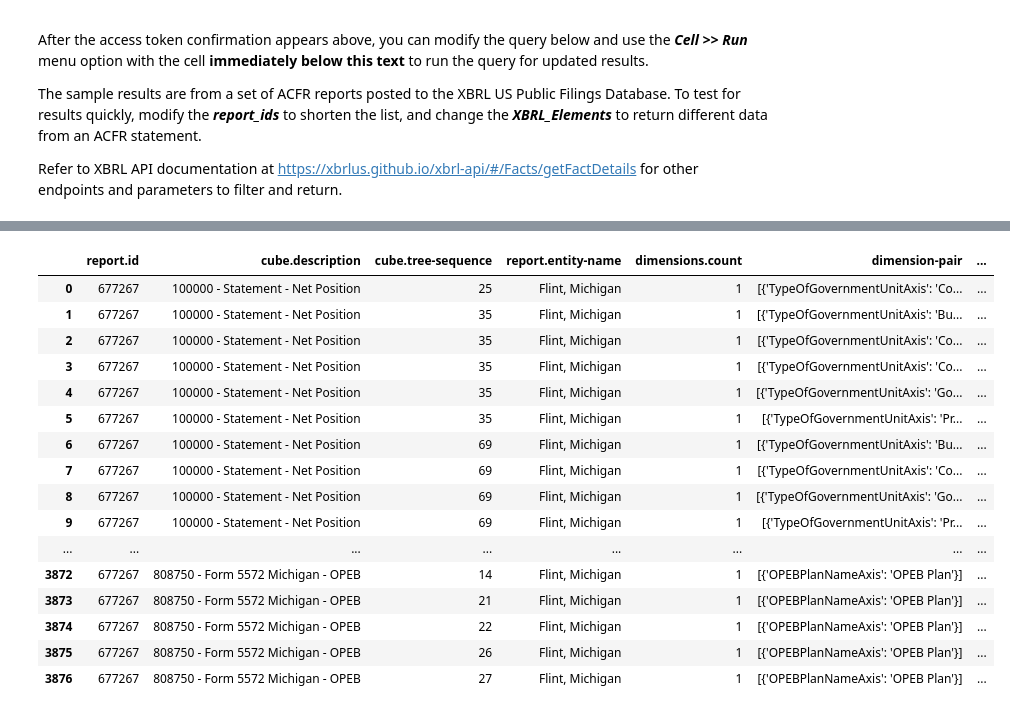
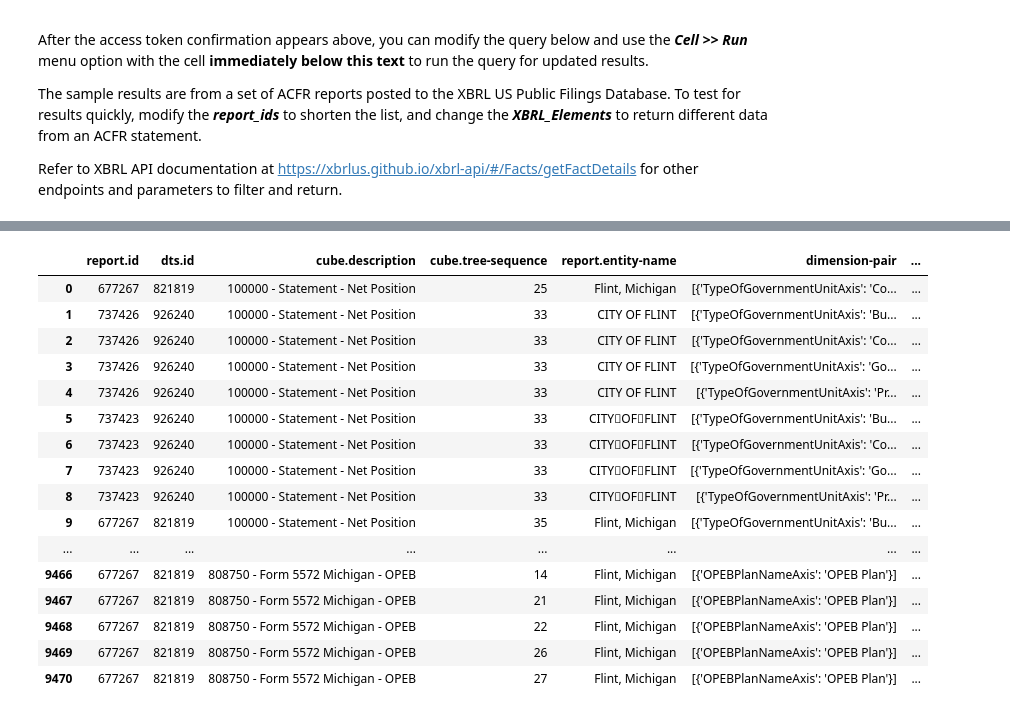
Before and after one commit to xbrlus/xbrl-api-ipynb, a Jupyter notebook: xbrl_us_api_acfr_cube.ipynb, the cells around one changed output, grey strips where cells are left out. Saved outputs shown, nothing was run; the diff lists cells and outputs as text; code cells hidden in the pictures.

```diff
--- a/xbrl_us_api_acfr_cube.ipynb
+++ b/xbrl_us_api_acfr_cube.ipynb
@@ -79,19 +79,62 @@ endpoint = 'cube' #taxonomy presentation linkbase + facts
 
 # Define the parameters of the query
 
-# query for ACFR reports, sort by year descending and name ascending
+# query for sample ACFR reports, sort by year descending and name ascending
 # https://api.xbrl.us/api/v1/report/search?report.source-name=GRIP&fields=report.entity-name,report.period-focus,report.year-focus,report.filing-date,report.id,report.entry-url,report.source-name
 
-report_ids = [# ACFR report ids
-'677268',# County of Ogemaw: https://xbrlus.github.io/acfr/ixviewer/ix.html?doc=../samples/100/Ogemaw-20210930-Annual-Accounts.htm
-'677267' # Flint, Michigan: https://xbrlus.github.io/acfr/ixviewer/ix.html?doc=../samples/107/FLINTF652021.htm
-#'677269',# William Rainey Harper College: https://xbrlus.github.io/acfr/ixviewer/ix.html?doc=../samples/106/HARPER2021.htm
-#'677270',# Oakton Community College: https://xbrlus.github.io/acfr/ixviewer/ix.html?doc=../samples/77/OAKTON2021.html
-#'677271' # College of DuPage: https://xbrlus.github.io/acfr/ixviewer/ix.html?doc=../samples/82/COD2021.htm
+report_ids = [
+# Michigan-specific sample ACFR report ids
+'737426', #https://xbrlus.github.io/acfr/ixviewer/ix.html?doc=../samples/119/City-of-Flint-20220630-Annual-Accounts.xhtml	CITY OF FLINT
+'737423', #https://xbrlus.github.io/acfr/ixviewer/ix.html?doc=../samples/117/City-of-Flint-20200630-Annual-Accounts.xhtml	CITY OF FLINT
+'677267', #https://xbrlus.github.io/acfr/ixviewer/ix.html?doc=../samples/107/FLINTF652021.htm	Flint, Michigan
+#'737425', #https://xbrlus.github.io/acfr/ixviewer/ix.html?doc=../samples/118/City-of-Flint-20210630-Annual-Accounts.xhtml	City of Flint
+#'737448', #https://xbrlus.github.io/acfr/ixviewer/ix.html?doc=../samples/141/School-District-City-of-Flint-20210630-Annual-Accounts.xhtml	School District, City of Flint
+#'737451', #https://xbrlus.github.io/acfr/ixviewer/ix.html?doc=../samples/143/School-District-City-of-Flint-20230630-Annual-Accounts.xhtml	FLINT COMMUNITY SCHOOLS
+#'737450', #https://xbrlus.github.io/acfr/ixviewer/ix.html?doc=../samples/142/School-District-City-of-Flint-20220630-Annual-Accounts.xhtml	FLINT COMMUNITY SCHOOLS
+#'737432', #https://xbrlus.github.io/acfr/ixviewer/ix.html?doc=../samples/125/County-of-Ogemaw-20220930-Annual-Accounts.xhtml	County of Ogemaw
+#'737431', #https://xbrlus.github.io/acfr/ixviewer/ix.html?doc=../samples/124/County-of-Ogemaw-20210930-Annual-Accounts.xhtml	County of Ogemaw
+#'677268', #https://xbrlus.github.io/acfr/ixviewer/ix.html?doc=../samples/100/Ogemaw-20210930-Annual-Accounts.htm	County of Ogemaw
+#'737430', #https://xbrlus.github.io/acfr/ixviewer/ix.html?doc=../samples/123/County-of-Ogemaw-20200930-Annual-Accounts.xhtml	County of Ogemaw
+#'737455', #https://xbrlus.github.io/acfr/ixviewer/ix.html?doc=../samples/147/Wayne-County-20200930-Annual-Accounts.xhtml	Wayne County
+#'737456', #https://xbrlus.github.io/acfr/ixviewer/ix.html?doc=../samples/148/Wayne-County-20210930-Annual-Accounts.xhtml	County of Wayne
+#'737457', #https://xbrlus.github.io/acfr/ixviewer/ix.html?doc=../samples/149/Wayne-County-20220930-Annual-Accounts.xhtml	County of Wayne
+#'737434', #https://xbrlus.github.io/acfr/ixviewer/ix.html?doc=../samples/128/Davison-Community-Schools-20230630-Annual-Accounts.xhtml	Davison Community Schools (School District)
+#'737433', #https://xbrlus.github.io/acfr/ixviewer/ix.html?doc=../samples/127/Davison-Community-Schools-20220630-Annual-Accounts.xhtml	Davison Community Schools (School District)
+#'723388', #https://xbrlus.github.io/acfr/ixviewer/ix.html?doc=../samples/108/PineRiver2023.xhtml	Pine River Township
+
+# Other sample ACFR report ids
+#'677270', #https://xbrlus.github.io/acfr/ixviewer/ix.html?doc=../samples/77/OAKTON2021.htm	Oakton Community College
+#'737421', #https://xbrlus.github.io/acfr/ixviewer/ix.html?doc=../samples/115/City-of-Boise-20220930-Annual-Accounts.xhtml	City of Boise
+#'737420', #https://xbrlus.github.io/acfr/ixviewer/ix.html?doc=../samples/114/City-of-Boise-20210930-Annual-Accounts.xhtml	City of Boise
+#'737419', #https://xbrlus.github.io/acfr/ixviewer/ix.html?doc=../samples/113/City-of-Boise-20200930-Annual-Accounts.xhtml	City of Boise
+#'737422', #https://xbrlus.github.io/acfr/ixviewer/ix.html?doc=../samples/116/City-of-Coeur-DAlene-20210930-Annual-Accounts.xhtml	City of Coeur d'Alene
+#'737413', #https://xbrlus.github.io/acfr/ixviewer/ix.html?doc=../samples/110/City-of-Coeur-DAlene-20200930-Annual-Accounts.xhtml	City of Coeur d'Alene
+#'737429', #https://xbrlus.github.io/acfr/ixviewer/ix.html?doc=../samples/122/City-of-Provo-20230630-Annual-Accounts.xhtml	City of Provo
+#'737428', #https://xbrlus.github.io/acfr/ixviewer/ix.html?doc=../samples/121/City-of-Provo-20220630-Annual-Accounts.xhtml	City of Provo
+#'737444', #https://xbrlus.github.io/acfr/ixviewer/ix.html?doc=../samples/138/Salt-Lake-City-20220630-Annual-Accounts.xhtml	City of South Salt Lake
+#'737443', #https://xbrlus.github.io/acfr/ixviewer/ix.html?doc=../samples/137/Salt-Lake-City-20210630-Annual-Accounts.xhtml	City of South Salt Lake
+#'677271', #https://xbrlus.github.io/acfr/ixviewer/ix.html?doc=../samples/82/COD2021.htm	College of DuPage
+#'737417', #https://xbrlus.github.io/acfr/ixviewer/ix.html?doc=../samples/111/Jefferson-Joint-School-District-No-251-20210630-Annual-Accounts.xhtml	Jefferson Joint School District
+#'737436', #https://xbrlus.github.io/acfr/ixviewer/ix.html?doc=../samples/130/Jefferson-Joint-School-District-No-251-20230630-Annual-Accounts.xhtml	Jefferson Joint School District
+#'737435', #https://xbrlus.github.io/acfr/ixviewer/ix.html?doc=../samples/129/Jefferson-Joint-School-District-No-251-20220630-Annual-Accounts.xhtml	Jefferson Joint School District
+#'737439', #https://xbrlus.github.io/acfr/ixviewer/ix.html?doc=../samples/133/Nez-Perce-County-20220930-Annual-Accounts.xhtml	NEZ PERCE COUNTY
+#'737438', #https://xbrlus.github.io/acfr/ixviewer/ix.html?doc=../samples/132/Nez-Perce-County-20210930-Annual-Accounts.xhtml	NEZ PERCE COUNTY
+#'737437', #https://xbrlus.github.io/acfr/ixviewer/ix.html?doc=../samples/131/Nez-Perce-County-20200930-Annual-Accounts.xhtml	NEZ PERCE COUNTY
+#'737442', #https://xbrlus.github.io/acfr/ixviewer/ix.html?doc=../samples/136/North-Custer-Hospital-District-20220930-Annual-Accounts.xhtml	North Custer Hospital District
+#'737441', #https://xbrlus.github.io/acfr/ixviewer/ix.html?doc=../samples/135/North-Custer-Hospital-District-20210930-Annual-Accounts.xhtml	North Custer Hospital District
+#'737440', #https://xbrlus.github.io/acfr/ixviewer/ix.html?doc=../samples/134/North-Custer-Hospital-District-20200930-Annual-Accounts.xhtml	North Custer Hospital District
+#'737427', #https://xbrlus.github.io/acfr/ixviewer/ix.html?doc=../samples/120/City-of-Provo-20210630-Annual-Accounts.xhtml	Provo City
+#'737445', #https://xbrlus.github.io/acfr/ixviewer/ix.html?doc=../samples/139/SAN-JUAN-SCHOOL-DISTRICT-20210630-Annual-Accounts.xhtml	San Juan School District
+#'737418', #https://xbrlus.github.io/acfr/ixviewer/ix.html?doc=../samples/112/SAN-JUAN-SCHOOL-DISTRICT-20230630-Annual-Accounts.xhtml	SSan Juan School District
+#'737446', #https://xbrlus.github.io/acfr/ixviewer/ix.html?doc=../samples/140/SAN-JUAN-SCHOOL-DISTRICT-20220630-Annual-Accounts.xhtml	San Juan School District
+#'737453', #https://xbrlus.github.io/acfr/ixviewer/ix.html?doc=../samples/145/TriCounty-Health-Department-20221231-Annual-Accounts.xhtml	TriCounty Health Department
+#'737452', #https://xbrlus.github.io/acfr/ixviewer/ix.html?doc=../samples/144/TriCounty-Health-Department-20211231-Annual-Accounts.xhtml	TriCounty Health Department
+#'737454', #https://xbrlus.github.io/acfr/ixviewer/ix.html?doc=../samples/146/Uintah-Health-Care-Special-Service-District-20201231-Annual-Accounts.xhtml	Uintah Health Care Special Service District
+#'677269', #https://xbrlus.github.io/acfr/ixviewer/ix.html?doc=../samples/106/HARPER2021.htm	William Rainey Harper College
 ]
 
-# query for unique Statements in the 2022 GRIP Taxonomy
-# https://api.xbrl.us/api/v1/dts/821819/network/search?network.link-name=presentationLink&fields=network.role-description.sort(ASC),dts.id&unique
+# query for unique Statements in the GRIP Taxonomies
+# https://api.xbrl.us/api/v1/relationship/search?dts.id=821819,926240&network.link-name=presentationLink&fields=network.role-description&unique
 
 XBRL_Elements = [
 		# remove the Statement between the quotes to get all data for report.ids below
@@ -102,14 +145,16 @@ XBRL_Elements = [
 
 fields = [ # this is the list of the characteristics of the data being returned by the query
 		'report.id',
+        'dts.id',
 		'cube.description.sort(ASC)',
 		'cube.tree-sequence.sort(ASC)',
 		'report.entity-name',
-		'dimensions.count',
 		'dimension-pair',
 		'cube.primary-local-name',
 		'fact.value',
-		'unit'
+		'unit',
+        'period.fiscal-year.sort(DESC)',
+        'period.fiscal-period'
         ]
 
 params = { # this is the list of what's being queried against the endpoint
@@ -185,20 +231,20 @@ https://api.xbrl.us/api/v1/cube/search?cube.description=&report.id=677268,677267
-|  | report.id | cube.description | cube.tree-sequence | report.entity-name | dimensions.count | dimension-pair | ... |
-| 0 | 677267 | 100000 - Statement - Net Position | 25 | Flint, Michigan | 1 | [{'TypeOfGovernmentUnitAxis': 'Co... | ... |
-| 1 | 677267 | 100000 - Statement - Net Position | 35 | Flint, Michigan | 1 | [{'TypeOfGovernmentUnitAxis': 'Bu... | ... |
-| 2 | 677267 | 100000 - Statement - Net Position | 35 | Flint, Michigan | 1 | [{'TypeOfGovernmentUnitAxis': 'Co... | ... |
-| 3 | 677267 | 100000 - Statement - Net Position | 35 | Flint, Michigan | 1 | [{'TypeOfGovernmentUnitAxis': 'Co... | ... |
-| 4 | 677267 | 100000 - Statement - Net Position | 35 | Flint, Michigan | 1 | [{'TypeOfGovernmentUnitAxis': 'Go... | ... |
-| 5 | 677267 | 100000 - Statement - Net Position | 35 | Flint, Michigan | 1 | [{'TypeOfGovernmentUnitAxis': 'Pr... | ... |
-| 6 | 677267 | 100000 - Statement - Net Position | 69 | Flint, Michigan | 1 | [{'TypeOfGovernmentUnitAxis': 'Bu... | ... |
-| 7 | 677267 | 100000 - Statement - Net Position | 69 | Flint, Michigan | 1 | [{'TypeOfGovernmentUnitAxis': 'Co... | ... |
-| 8 | 677267 | 100000 - Statement - Net Position | 69 | Flint, Michigan | 1 | [{'TypeOfGovernmentUnitAxis': 'Go... | ... |
-| 9 | 677267 | 100000 - Statement - Net Position | 69 | Flint, Michigan | 1 | [{'TypeOfGovernmentUnitAxis': 'Pr... | ... |
+|  | report.id | dts.id | cube.description | cube.tree-sequence | report.entity-name | dimension-pair | ... |
+| 0 | 677267 | 821819 | 100000 - Statement - Net Position | 25 | Flint, Michigan | [{'TypeOfGovernmentUnitAxis': 'Co... | ... |
+| 1 | 737426 | 926240 | 100000 - Statement - Net Position | 33 | CITY OF FLINT | [{'TypeOfGovernmentUnitAxis': 'Bu... | ... |
+| 2 | 737426 | 926240 | 100000 - Statement - Net Position | 33 | CITY OF FLINT | [{'TypeOfGovernmentUnitAxis': 'Co... | ... |
+| 3 | 737426 | 926240 | 100000 - Statement - Net Position | 33 | CITY OF FLINT | [{'TypeOfGovernmentUnitAxis': 'Go... | ... |
+| 4 | 737426 | 926240 | 100000 - Statement - Net Position | 33 | CITY OF FLINT | [{'TypeOfGovernmentUnitAxis': 'Pr... | ... |
+| 5 | 737423 | 926240 | 100000 - Statement - Net Position | 33 | CITYOFFLINT | [{'TypeOfGovernmentUnitAxis': 'Bu... | ... |
+| 6 | 737423 | 926240 | 100000 - Statement - Net Position | 33 | CITYOFFLINT | [{'TypeOfGovernmentUnitAxis': 'Co... | ... |
+| 7 | 737423 | 926240 | 100000 - Statement - Net Position | 33 | CITYOFFLINT | [{'TypeOfGovernmentUnitAxis': 'Go... | ... |
+| 8 | 737423 | 926240 | 100000 - Statement - Net Position | 33 | CITYOFFLINT | [{'TypeOfGovernmentUnitAxis': 'Pr... | ... |
+| 9 | 677267 | 821819 | 100000 - Statement - Net Position | 35 | Flint, Michigan | [{'TypeOfGovernmentUnitAxis': 'Bu... | ... |
 | ... | ... | ... | ... | ... | ... | ... | ... |
-| 3872 | 677267 | 808750 - Form 5572 Michigan - OPEB | 14 | Flint, Michigan | 1 | [{'OPEBPlanNameAxis': 'OPEB Plan'}] | ... |
-| 3873 | 677267 | 808750 - Form 5572 Michigan - OPEB | 21 | Flint, Michigan | 1 | [{'OPEBPlanNameAxis': 'OPEB Plan'}] | ... |
-| 3874 | 677267 | 808750 - Form 5572 Michigan - OPEB | 22 | Flint, Michigan | 1 | [{'OPEBPlanNameAxis': 'OPEB Plan'}] | ... |
-| 3875 | 677267 | 808750 - Form 5572 Michigan - OPEB | 26 | Flint, Michigan | 1 | [{'OPEBPlanNameAxis': 'OPEB Plan'}] | ... |
-| 3876 | 677267 | 808750 - Form 5572 Michigan - OPEB | 27 | Flint, Michigan | 1 | [{'OPEBPlanNameAxis': 'OPEB Plan'}] | ... |
+| 9466 | 677267 | 821819 | 808750 - Form 5572 Michigan - OPEB | 14 | Flint, Michigan | [{'OPEBPlanNameAxis': 'OPEB Plan'}] | ... |
+| 9467 | 677267 | 821819 | 808750 - Form 5572 Michigan - OPEB | 21 | Flint, Michigan | [{'OPEBPlanNameAxis': 'OPEB Plan'}] | ... |
+| 9468 | 677267 | 821819 | 808750 - Form 5572 Michigan - OPEB | 22 | Flint, Michigan | [{'OPEBPlanNameAxis': 'OPEB Plan'}] | ... |
+| 9469 | 677267 | 821819 | 808750 - Form 5572 Michigan - OPEB | 26 | Flint, Michigan | [{'OPEBPlanNameAxis': 'OPEB Plan'}] | ... |
+| 9470 | 677267 | 821819 | 808750 - Form 5572 Michigan - OPEB | 27 | Flint, Michigan | [{'OPEBPlanNameAxis': 'OPEB Plan'}] | ... |
 # %%
 # If you run this program locally, you can save the output to a file on your computer (modify D:\results.csv to your system)
 df.to_csv(r"D:\results.csv",sep=",")
```
Also changed, not shown: parts of 2 cells of this notebook.
